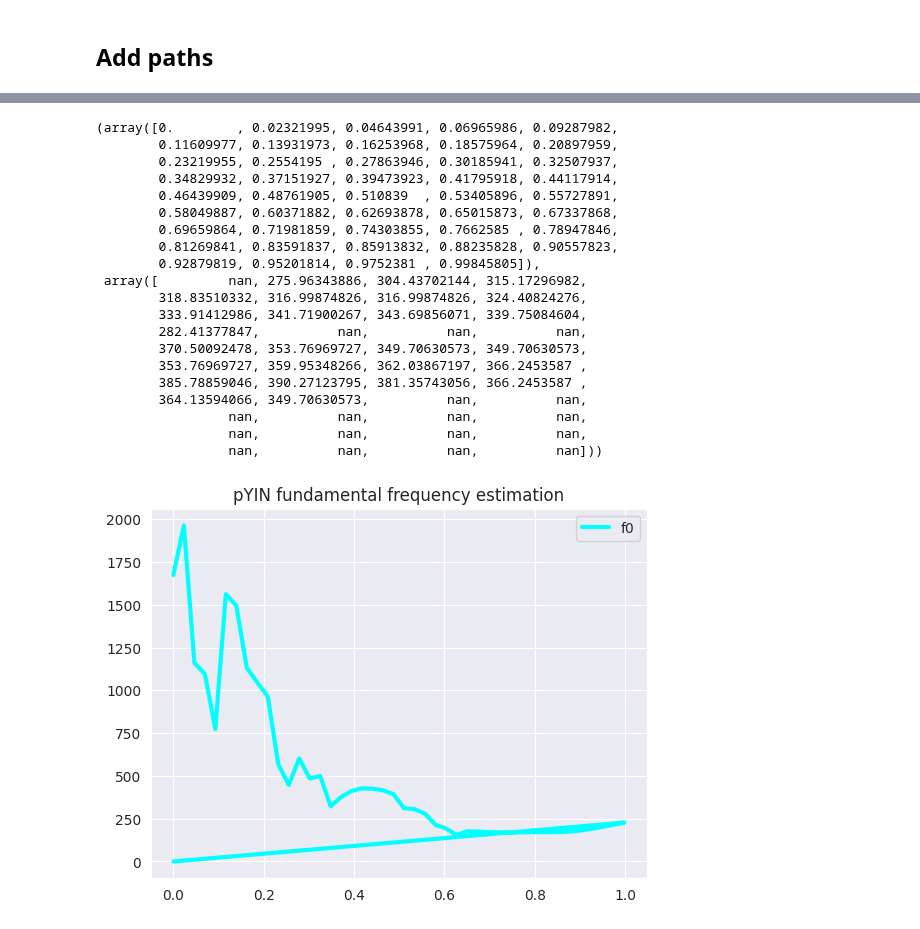
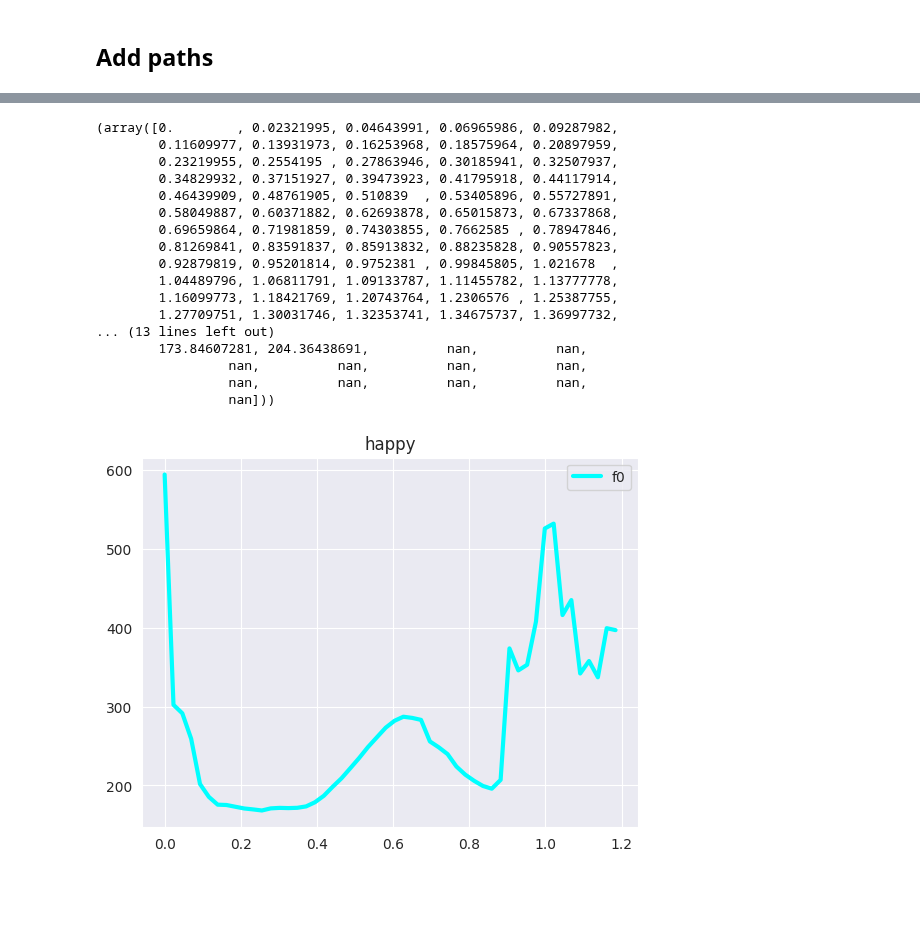
Before and after one commit to BlackFox1197/masterarbeit_programming, a Jupyter notebook: notebooks/feature_exp.ipynb, the cells around one changed output, grey strips where cells are left out. Saved outputs shown, nothing was run; the diff lists cells and outputs as text; code cells hidden in the pictures; blank space fills up the shorter version.

Commit message:
f0 average is now not so bad actually

```diff
--- a/notebooks/feature_exp.ipynb
+++ b/notebooks/feature_exp.ipynb
@@ -74,12 +74,13 @@ import utils.exploratoryUtils as exU
 # %%
 #exU.spectogram()
 # %%
-emotion = 'fear'
+emotion = 'happy'
 #df['speech'][df['label'] == 'fear'][1]
-path = df['speech'][df['label']==emotion].iloc[20]
+path = df['speech'][df['label']==emotion].iloc[2]
 data, sampling_rate =librosa.load(path)
 exU.waveplot(data, sampling_rate, emotion)
 exU.spectogram(data, sampling_rate, emotion)
+exU.extract_f0(path, offset=0.5, duration=1)
 Audio(path)
 # exU.extract_mfcc(path, offset=0.5, duration=3)
 # exU.extract_f0(path)
@@ -90,27 +92,25 @@ Audio(path)
 # %%
-times, f0 = exU.average_over_one_emotion_f0(df['speech'][df['label']=='happy'], offset=0, duration=1)
-times, f0 = exU.average_over_one_emotion_f0(df['speech'][df['label']=='sad'], offset=0, duration=1)
-times, f0 = exU.average_over_one_emotion_f0(df['speech'][df['label']=='ps'], offset=0, duration=1)
-exU.extract_f0(path)
+times, f0 = exU.average_over_one_emotion_f0(df['speech'][df['label']=='happy'], offset=0.5, duration=1.2, label="happy")
+times, f0 = exU.average_over_one_emotion_f0(df['speech'][df['label']=='sad'], offset=0.5, duration=1.2, label="sad")
+times, f0 = exU.average_over_one_emotion_f0(df['speech'][df['label']=='ps'], offset=0.5, duration=1.2, label="ps")
+times, f0 = exU.average_over_one_emotion_f0(df['speech'][df['label']=='fear'], offset=0.5, duration=1.2, label="fear")
+exU.extract_f0(path, offset=0.5, duration=2)
 # %% [output]
 (array([0.        , 0.02321995, 0.04643991, 0.06965986, 0.09287982,
         0.11609977, 0.13931973, 0.16253968, 0.18575964, 0.20897959,
         0.23219955, 0.2554195 , 0.27863946, 0.30185941, 0.32507937,
         0.34829932, 0.37151927, 0.39473923, 0.41795918, 0.44117914,
         0.46439909, 0.48761905, 0.510839  , 0.53405896, 0.55727891,
         0.58049887, 0.60371882, 0.62693878, 0.65015873, 0.67337868,
         0.69659864, 0.71981859, 0.74303855, 0.7662585 , 0.78947846,
         0.81269841, 0.83591837, 0.85913832, 0.88235828, 0.90557823,
-        0.92879819, 0.95201814, 0.9752381 , 0.99845805]),
- array([         nan, 275.96343886, 304.43702144, 315.17296982,
-        318.83510332, 316.99874826, 316.99874826, 324.40824276,
-        333.91412986, 341.71900267, 343.69856071, 339.75084604,
-        282.41377847,          nan,          nan,          nan,
-        370.50092478, 353.76969727, 349.70630573, 349.70630573,
-        353.76969727, 359.95348266, 362.03867197, 366.2453587 ,
-        385.78859046, 390.27123795, 381.35743056, 366.2453587 ,
-        364.13594066, 349.70630573,          nan,          nan,
+        0.92879819, 0.95201814, 0.9752381 , 0.99845805, 1.021678  ,
+        1.04489796, 1.06811791, 1.09133787, 1.11455782, 1.13777778,
+        1.16099773, 1.18421769, 1.20743764, 1.2306576 , 1.25387755,
+        1.27709751, 1.30031746, 1.32353741, 1.34675737, 1.36997732,
+... (13 lines left out)
+        173.84607281, 204.36438691,          nan,          nan,
                  nan,          nan,          nan,          nan,
                  nan,          nan,          nan,          nan,
-                 nan,          nan,          nan,          nan]))
+                 nan]))
-[figure, old version]
+[figure, new version]
```
Also changed, not shown: parts of 5 cells of this notebook, 1 other file.
